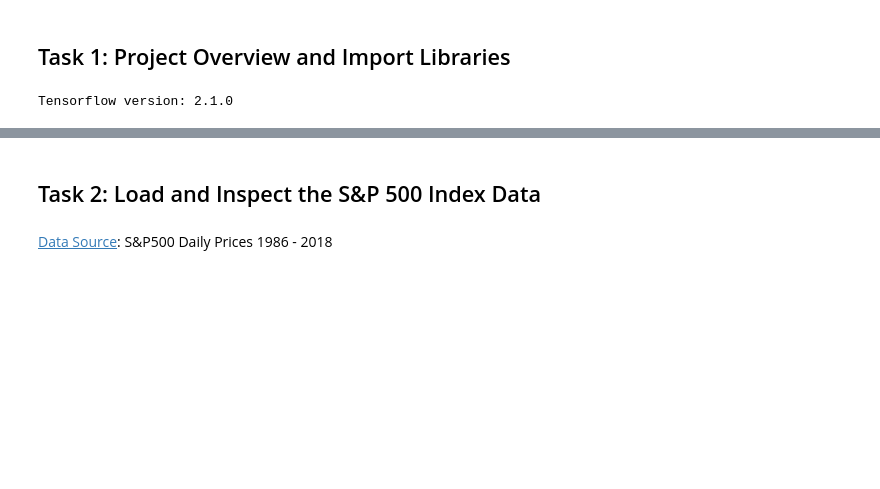
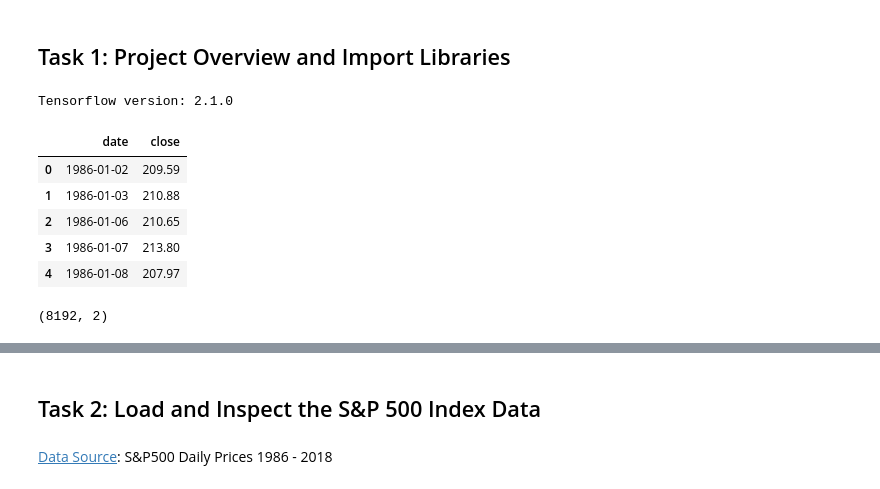
Before and after one commit to sisi0205/Anomaly-Detection-in-Time-Series-Data-with-Keras, a Jupyter notebook: Anomaly_Detection_Time_Series_Keras.ipynb, the cells around one changed output, grey strips where cells are left out. Saved outputs shown, nothing was run; the diff lists cells and outputs as text; code cells hidden in the pictures; blank space fills up the shorter version.

```diff
--- a/Anomaly_Detection_Time_Series_Keras.ipynb
+++ b/Anomaly_Detection_Time_Series_Keras.ipynb
@@ -24,3 +24,17 @@ tf.random.set_seed(1)
 print('Tensorflow version:', tf.__version__)
 # %% [output]
 Tensorflow version: 2.1.0
+# %%
+df = pd.read_csv('S&P_500_Index_Data.csv', parse_dates = ['date'])
+df.head()
+# %% [output]
+|  | date | close |
+| 0 | 1986-01-02 | 209.59 |
+| 1 | 1986-01-03 | 210.88 |
+| 2 | 1986-01-06 | 210.65 |
+| 3 | 1986-01-07 | 213.80 |
+| 4 | 1986-01-08 | 207.97 |
+# %%
+df.shape
+# %% [output]
+(8192, 2)
```
Also changed, not shown: parts of 9 cells of this notebook.
